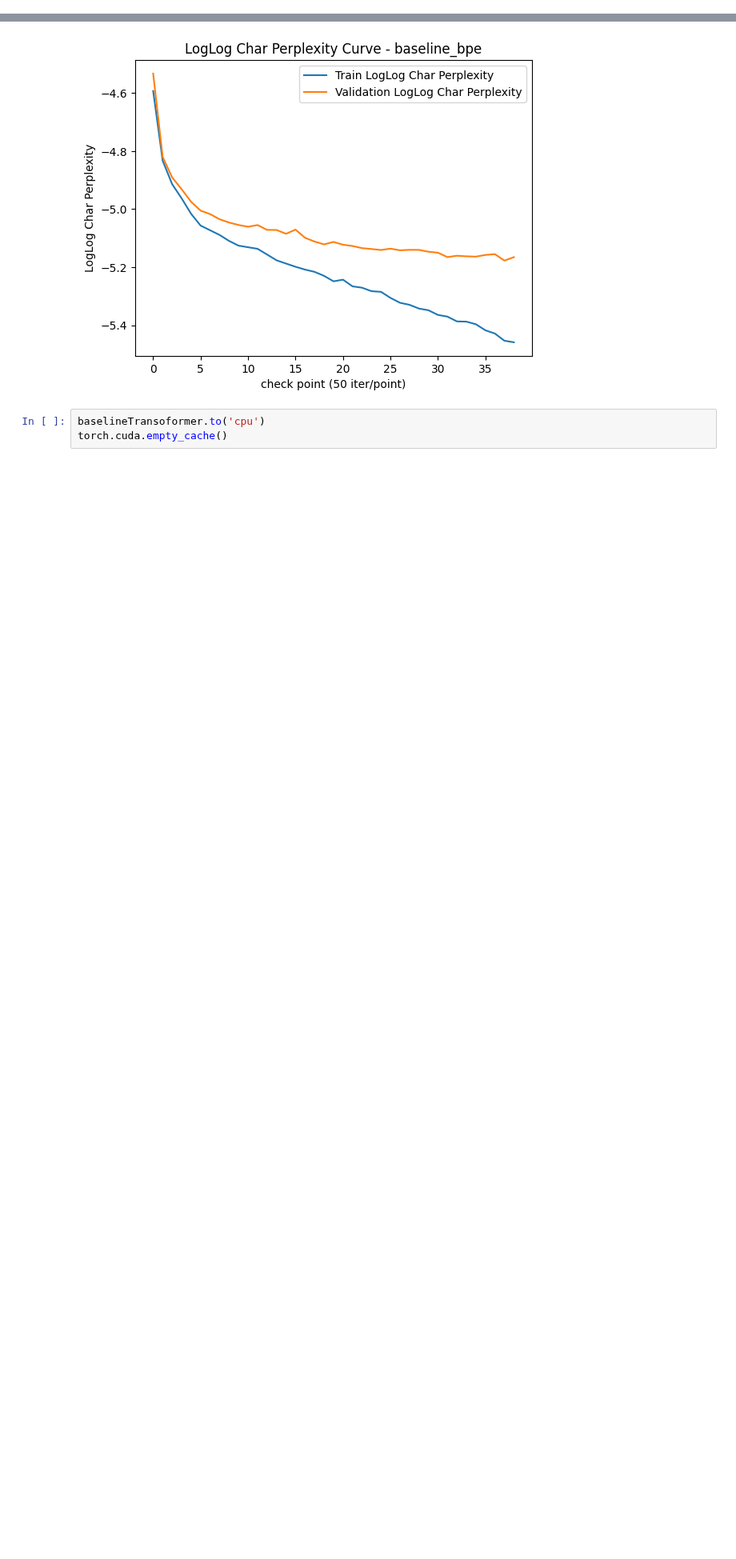
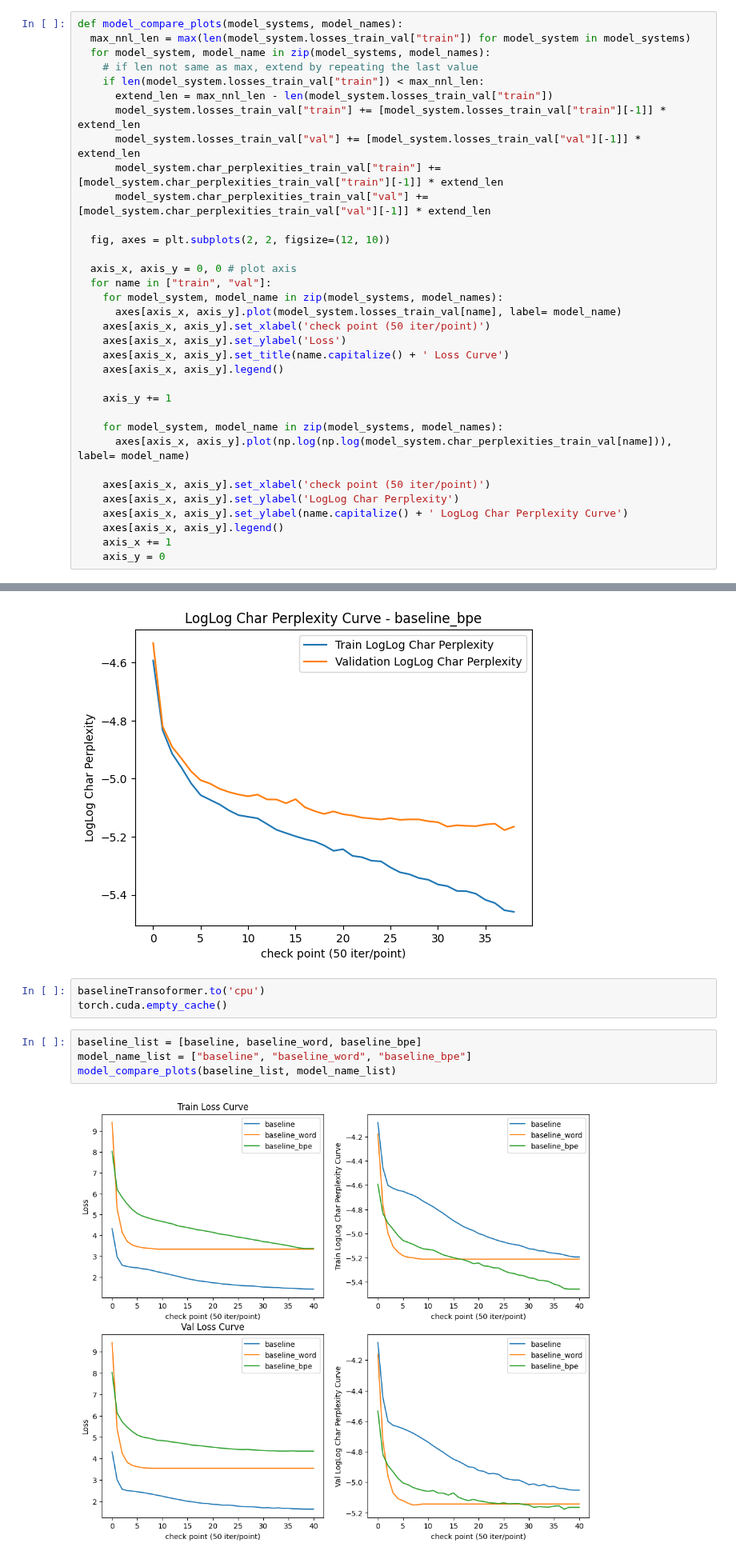
Before and after one commit to fatday/STATS-305B-HW4-Group, a Jupyter notebook: Part2_Working.ipynb, the cells around one changed output, grey strips where cells are left out. Shown at 80% size. Saved outputs shown, nothing was run; the diff lists cells and outputs as text; blank space fills up the shorter version.

Commit message:
Baseline Data Done

```diff
--- a/Part2_Working.ipynb
+++ b/Part2_Working.ipynb
@@ -791,6 +793,40 @@ def plot_loss(model_system, model_name):
   plt.title('LogLog Char Perplexity Curve' + " - " + model_name)
   plt.legend()
   plt.show()
+# %%
+def model_compare_plots(model_systems, model_names):
+  max_nnl_len = max(len(model_system.losses_train_val["train"]) for model_system in model_systems)
+  for model_system, model_name in zip(model_systems, model_names):
+    # if len not same as max, extend by repeating the last value
+    if len(model_system.losses_train_val["train"]) < max_nnl_len:
+      extend_len = max_nnl_len - len(model_system.losses_train_val["train"])
+      model_system.losses_train_val["train"] += [model_system.losses_train_val["train"][-1]] * extend_len
+      model_system.losses_train_val["val"] += [model_system.losses_train_val["val"][-1]] * extend_len
+      model_system.char_perplexities_train_val["train"] += [model_system.char_perplexities_train_val["train"][-1]] * extend_len
+      model_system.char_perplexities_train_val["val"] += [model_system.char_perplexities_train_val["val"][-1]] * extend_len
+
+  fig, axes = plt.subplots(2, 2, figsize=(12, 10))
+
+  axis_x, axis_y = 0, 0 # plot axis
+  for name in ["train", "val"]:
+    for model_system, model_name in zip(model_systems, model_names):
+      axes[axis_x, axis_y].plot(model_system.losses_train_val[name], label= model_name)
+    axes[axis_x, axis_y].set_xlabel('check point (50 iter/point)')
+    axes[axis_x, axis_y].set_ylabel('Loss')
+    axes[axis_x, axis_y].set_title(name.capitalize() + ' Loss Curve')
+    axes[axis_x, axis_y].legend()
+
+    axis_y += 1
+
+    for model_system, model_name in zip(model_systems, model_names):
+      axes[axis_x, axis_y].plot(np.log(np.log(model_system.char_perplexities_train_val[name])), label= model_name)
+
+    axes[axis_x, axis_y].set_xlabel('check point (50 iter/point)')
+    axes[axis_x, axis_y].set_ylabel('LogLog Char Perplexity')
+    axes[axis_x, axis_y].set_ylabel(name.capitalize() + ' LogLog Char Perplexity Curve')
+    axes[axis_x, axis_y].legend()
+    axis_x += 1
+    axis_y = 0
 # %% [markdown]
 # Baseline Model (model in Part 1)
 # %%
@@ -1026,3 +1062,9 @@ plot_loss(baseline_bpe, "baseline_bpe")
 # %%
 baselineTransoformer.to('cpu')
 torch.cuda.empty_cache()
+# %%
+baseline_list = [baseline, baseline_word, baseline_bpe]
+model_name_list = ["baseline", "baseline_word", "baseline_bpe"]
+model_compare_plots(baseline_list, model_name_list)
+# %% [output]
+[figure, added]
```
Also changed, not shown: parts of 1 cell of this notebook.
